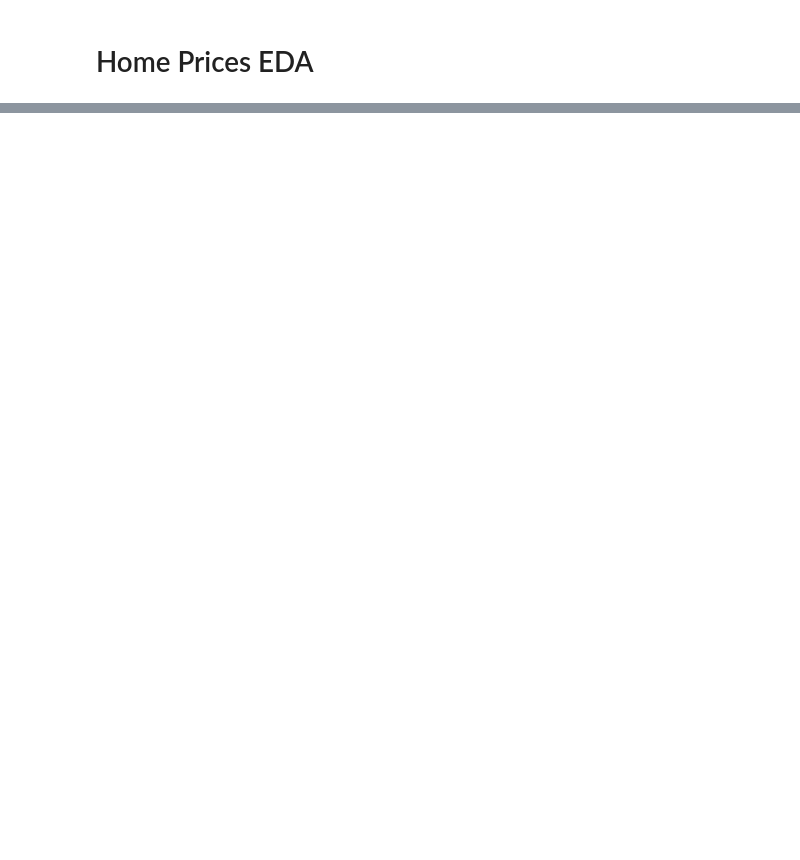
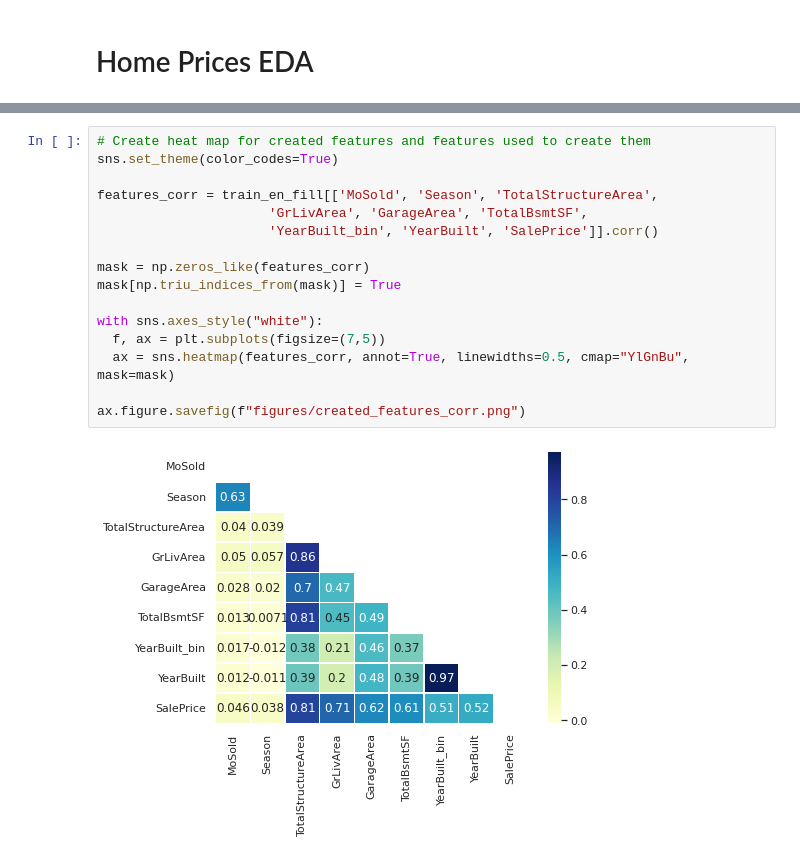
Before and after one commit to oimartin/Predicting_House_Prices, a Jupyter notebook: predicting_home_prices.ipynb, the cells around one changed output, grey strips where cells are left out. Drawn from its saved outputs; the diff is of its cells as text; blank space fills up the shorter version.

```diff
--- a/predicting_home_prices.ipynb
+++ b/predicting_home_prices.ipynb
@@ -770,0 +658,18 @@ See the caveats in the documentation: https://pandas.pydata.org/pandas-docs/stab
+# %%
+# Create heat map for created features and features used to create them
+sns.set_theme(color_codes=True)
+
+features_corr = train_en_fill[['MoSold', 'Season', 'TotalStructureArea',
+                      'GrLivArea', 'GarageArea', 'TotalBsmtSF',
+                      'YearBuilt_bin', 'YearBuilt', 'SalePrice']].corr()
+
+mask = np.zeros_like(features_corr)
+mask[np.triu_indices_from(mask)] = True
+
+with sns.axes_style("white"):
+  f, ax = plt.subplots(figsize=(7,5))
+  ax = sns.heatmap(features_corr, annot=True, linewidths=0.5, cmap="YlGnBu", mask=mask)
+
+ax.figure.savefig(f"figures/created_features_corr.png")
+# %% [output]
+[figure, added]
```
Also changed, not shown: parts of 70 cells of this notebook.
